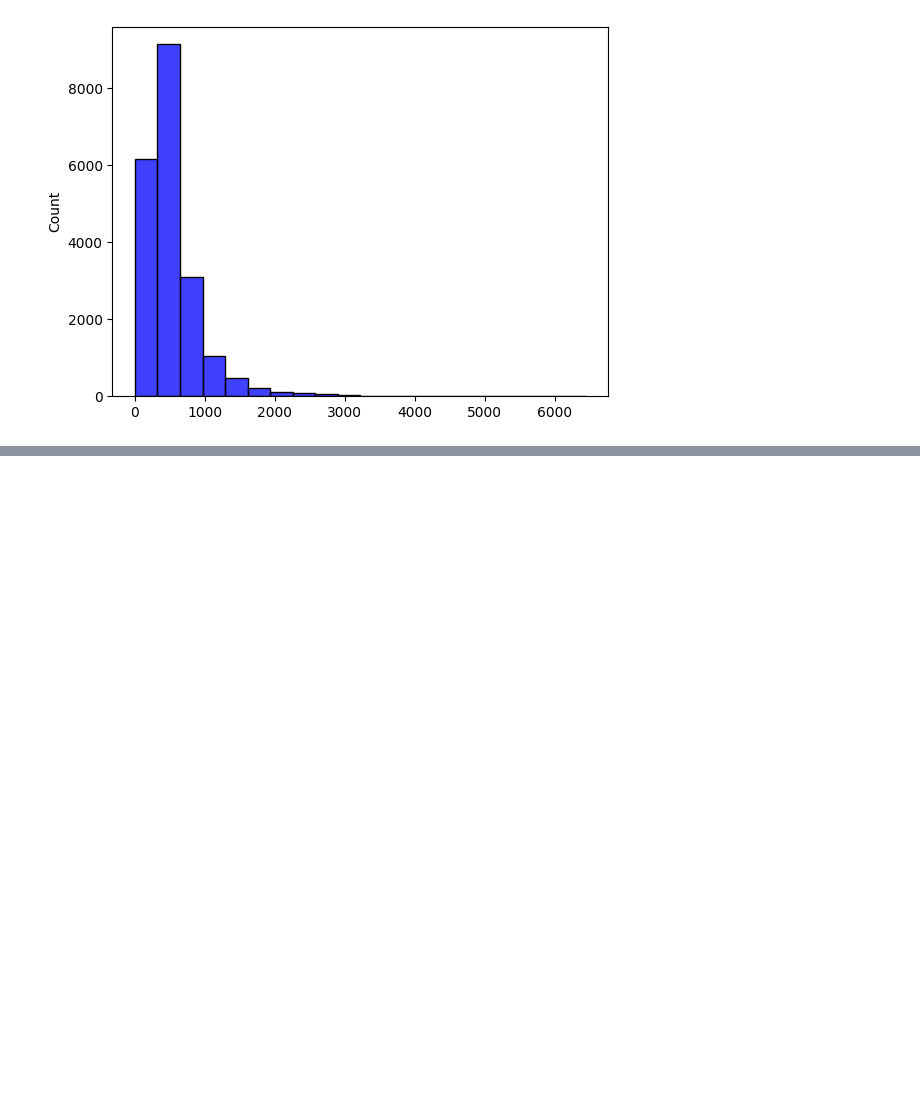
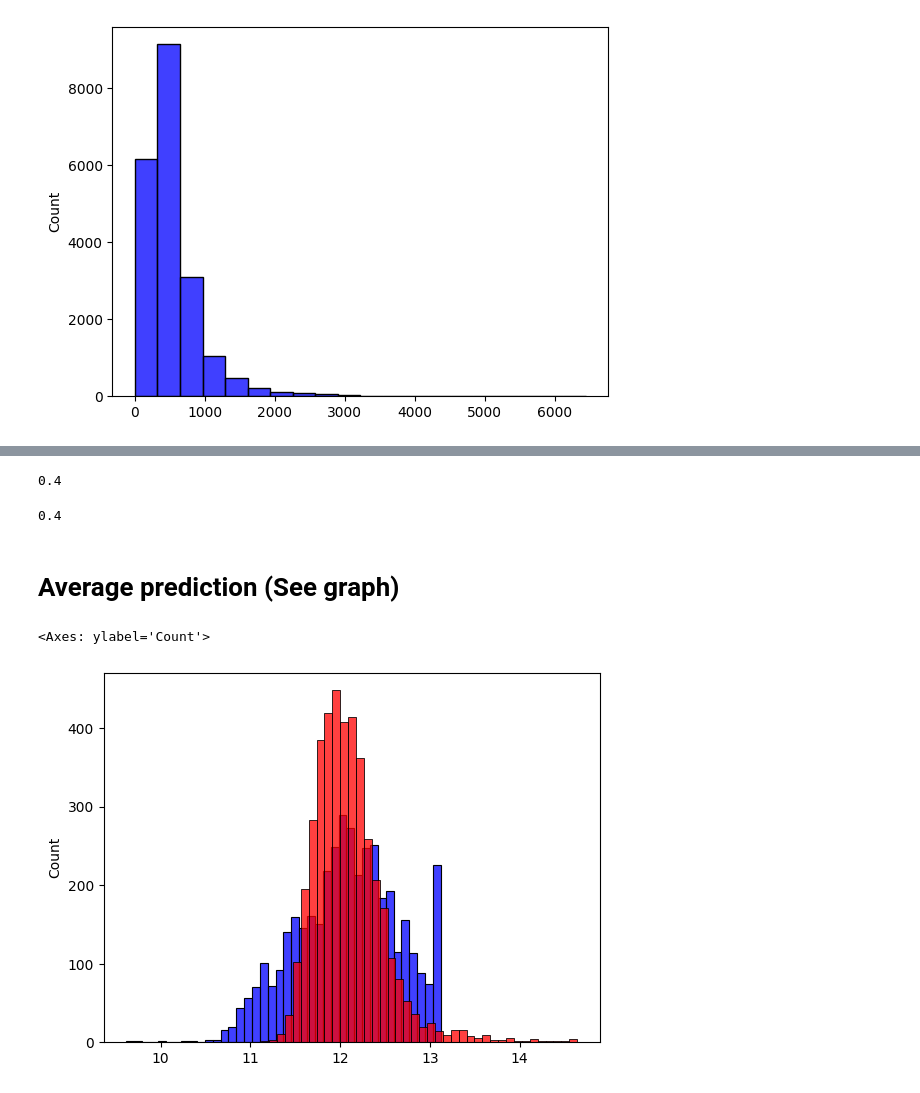
Before and after one commit to SyedT1/MLZoomcamp_2023, a Jupyter notebook: homeworks/Homework_2.ipynb, the cells around one changed output, grey strips where cells are left out. Saved outputs shown, nothing was run; the diff lists cells and outputs as text; code cells hidden in the pictures; blank space fills up the shorter version.

```diff
--- a/homeworks/Homework_2.ipynb
+++ b/homeworks/Homework_2.ipynb
@@ -143,9 +127,12 @@ y_train = df_train['median_house_value_log'].values
 # %%
-def prepare_X(df):
+def prepare_X(df,mean_of_num_of_bedrooms=-1):
   df = df.copy()
-  cols = ['housing_median_age','households',
-  'total_rooms','total_bedrooms','median_income']
-  return df[cols].values
+  cols = ['housing_median_age','median_income','total_bedrooms',
+  'total_rooms']
+  if mean_of_num_of_bedrooms >= 0:
+    return df[cols].fillna(mean_of_num_of_bedrooms).values
+  else:
+    return df[cols].fillna(0).values
 # %%
 df_train.head(10)
 # %% [output]
@@ -184,3 +168,5 @@ X_train = prepare_X(df_train)
+# %%
+X_train = prepare_X(df_train,mean_of_num_of_bedrooms)
 # %%
 def train_linear_regression(X,y):
     X = np.column_stack([np.ones(X.shape[0]),X])
@@ -204,3 +192,23 @@ rme(y_train,y_pred)
+# %%
+round(rme(y_val,y_pred),2)
+# %% [output]
+0.4
+# %%
+X_val = prepare_X(df_val,mean_of_num_of_bedrooms=-1)
+# %%
+y_pred = w0 + X_val.dot(w)
+# %%
+round(rme(y_val,y_pred),2)
+# %% [output]
+0.4
+# %% [markdown]
+# Average prediction (See graph)
+# %%
+sb.histplot(df_train['median_house_value_log'].values,color='blue',bins=40)
+sb.histplot(y_pred,color='red',bins=40)
+# %% [output]
+<Axes: ylabel='Count'>
+[figure, added]
 # %%
 def train_linear_regression_reg(X,y,r = 0.001):
     X = np.column_stack([np.ones(X.shape[0]),X])
```
Also changed, not shown: parts of 23 cells of this notebook.
